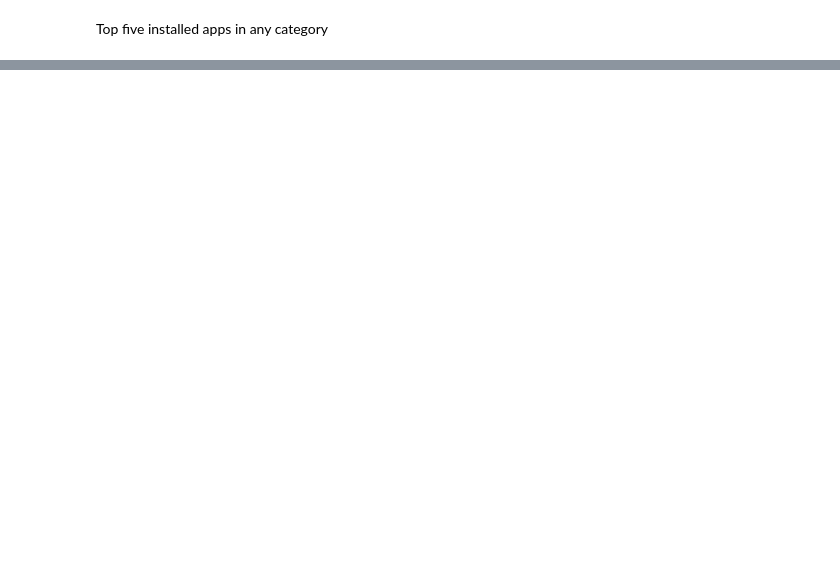
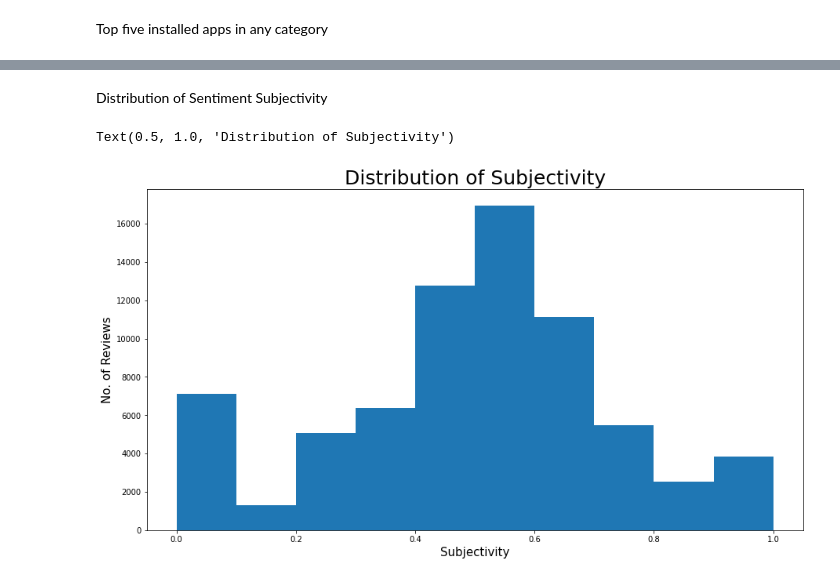
Before and after one commit to Sachin070292/Play-Store-App-Review-Analysis, a Jupyter notebook: Sachin_dubey_Play_Store_App_Review_Analysis.ipynb, the cells around one changed output, grey strips where cells are left out. Drawn from its saved outputs; the diff is of its cells as text; code cells hidden in the pictures; blank space fills up the shorter version.

```diff
--- a/Sachin_dubey_Play_Store_App_Review_Analysis.ipynb
+++ b/Sachin_dubey_Play_Store_App_Review_Analysis.ipynb
@@ -743,0 +611,11 @@ Text(0.5, 1.0, 'Top Five Installed App')
+# %% [markdown]
+Distribution of Sentiment Subjectivity
+# %%
+plt.figure(figsize =(15,8))
+plt.hist(app_review_df.loc[~app_review_df['Sentiment_Subjectivity'].isnull(),'Sentiment_Subjectivity'])
+plt.xlabel('Subjectivity',fontsize=15)
+plt.ylabel('No. of Reviews',fontsize=15)
+plt.title('Distribution of Subjectivity',size = 25)
+# %% [output]
+Text(0.5, 1.0, 'Distribution of Subjectivity')
+[figure, added]
```
Also changed, not shown: parts of 48 cells of this notebook.
